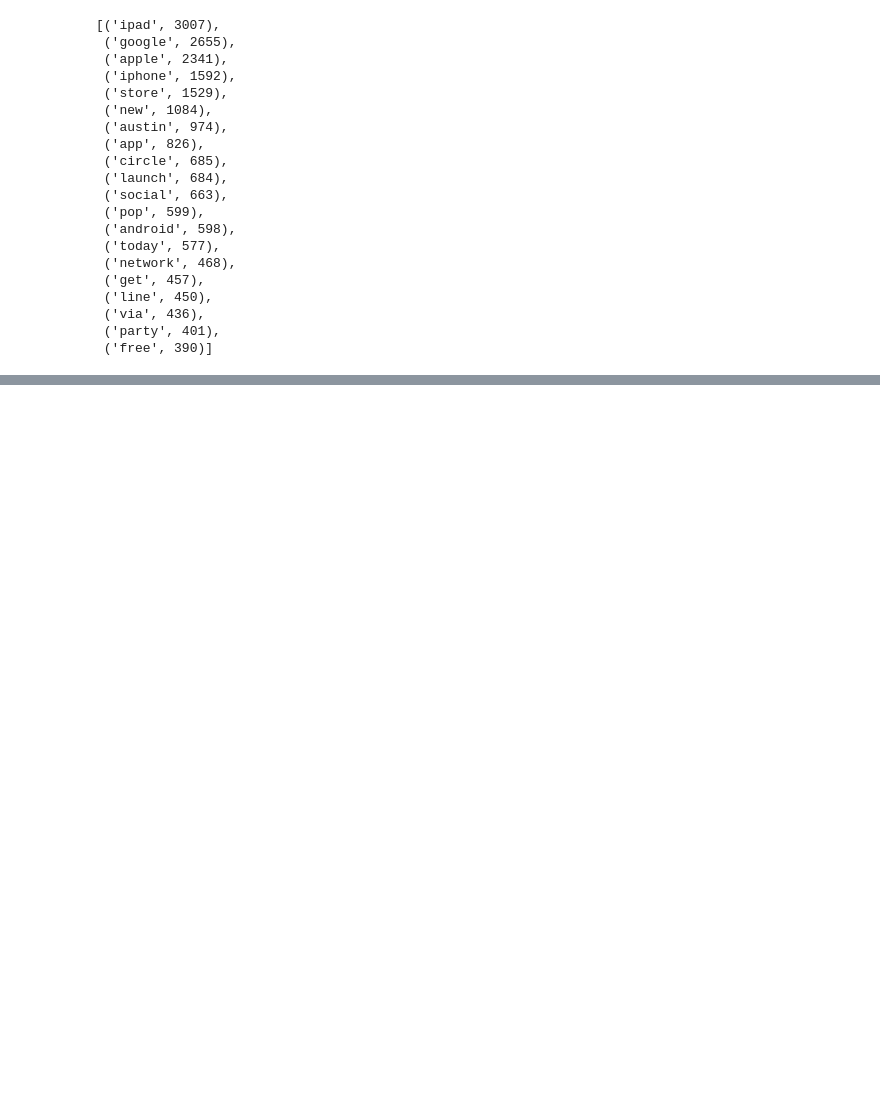
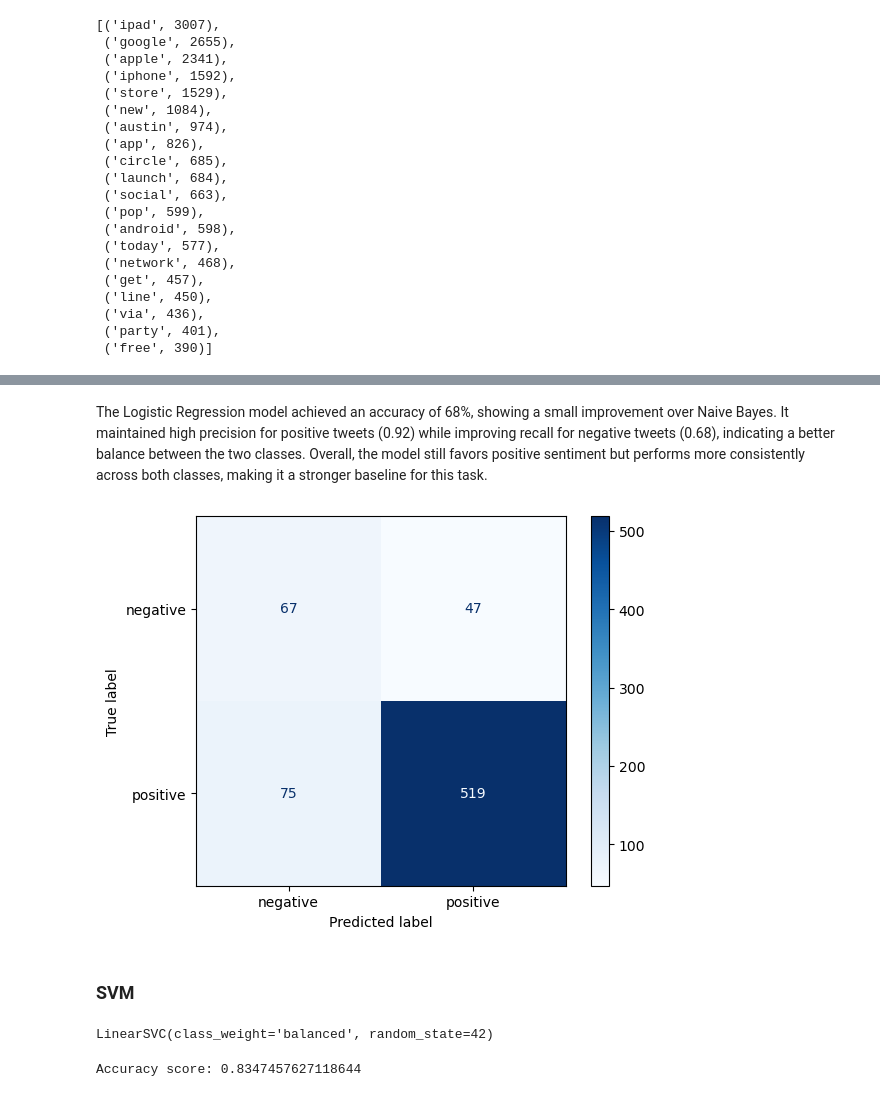
Before and after one commit to zippy345/Tweets_Group_8_project, a Jupyter notebook: sentiments.ipynb, the cells around one changed output, grey strips where cells are left out. Saved outputs shown, nothing was run; the diff lists cells and outputs as text; code cells hidden in the pictures; blank space fills up the shorter version.

```diff
--- a/sentiments.ipynb
+++ b/sentiments.ipynb
@@ -578,0 +708,12 @@ all_words_freqdist.most_common(20)
+# %%
+# Logistic Regression
+from sklearn.linear_model import LogisticRegression
+
+# Initialize and train Logistic Regression
+lr_model = LogisticRegression(
+    random_state=42,
+    max_iter=1000,
+    class_weight = 'balanced'  # Helps with class imbalance
+)
+
+lr_model.fit(X_train_res, y_train_res)
@@ -578,0 +722,6 @@ all_words_freqdist.most_common(20)
+# %%
+# Make predictions
+y_pred_lr = lr_model.predict(X_test_tfidf)
+
+# Calculate metrics
+print("Accuracy Score:", accuracy_score(y_test, y_pred_lr))
@@ -578,0 +742,32 @@ all_words_freqdist.most_common(20)
+# %% [markdown]
+The Logistic Regression model achieved an accuracy of 68%, showing a small improvement over Naive Bayes. It maintained high precision for positive tweets (0.92) while improving recall for negative tweets (0.68), indicating a better balance between the two classes. Overall, the model still favors positive sentiment but performs more consistently across both classes, making it a stronger baseline for this task.
+# %%
+# Confussion Matrix
+
+cm_lr = confusion_matrix(y_test, y_pred_lr)
+cm_display = ConfusionMatrixDisplay(cm_lr, display_labels = ['negative', 'positive'])
+cm_display.plot(cmap = 'Blues')
+plt.show()
+# %% [output]
+[figure, added]
+# %% [markdown]
+### SVM
+# %%
+from sklearn.svm import LinearSVC
+svm_model = LinearSVC(
+    random_state=42,
+    max_iter=1000,
+    class_weight = 'balanced',
+)
+
+svm_model.fit(X_train_res, y_train_res)
+# %% [output]
+LinearSVC(class_weight='balanced', random_state=42)
+# %%
+# Make predictions
+y_pred_svm = svm_model.predict(X_test_tfidf)
+
+# Calculate metrics
+print("Accuracy score:", accuracy_score(y_test, y_pred_svm))
+# %% [output]
+Accuracy score: 0.8347457627118644
```
Also changed, not shown: parts of 31 cells of this notebook.
